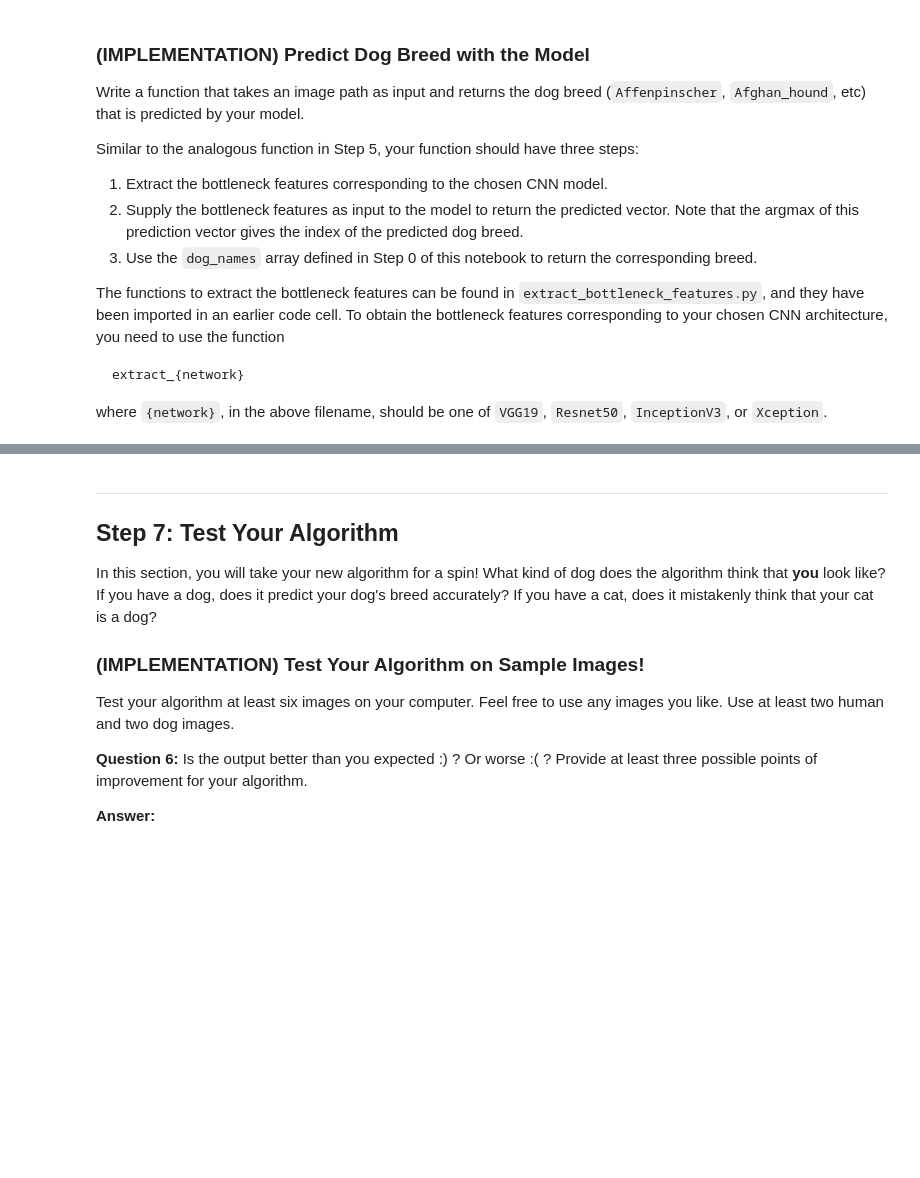
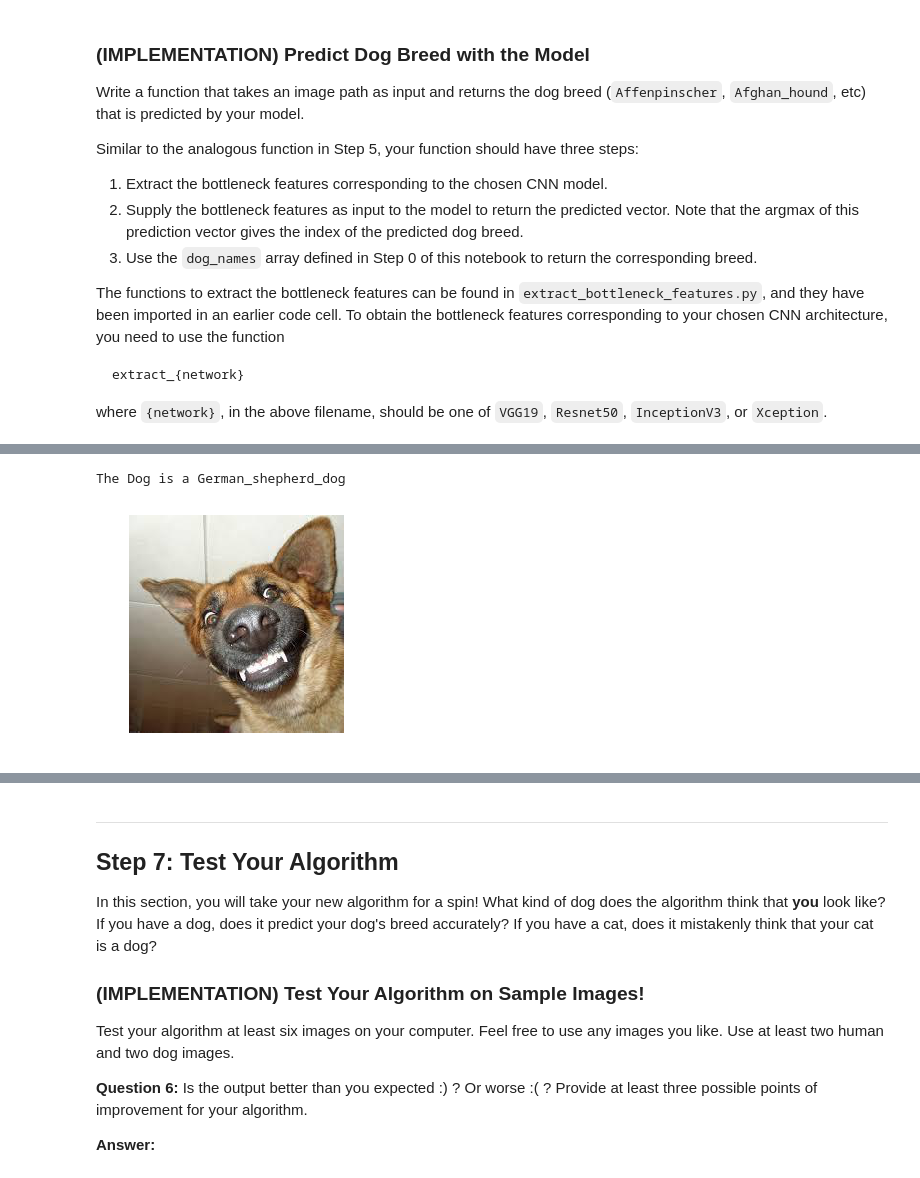
Before and after one commit to leojavier/dog-breed-udacity, a Jupyter notebook: dog_app.ipynb, the cells around one changed output, grey strips where cells are left out. Saved outputs shown, nothing was run; the diff lists cells and outputs as text; code cells hidden in the pictures; blank space fills up the shorter version.

```diff
--- a/dog_app.ipynb
+++ b/dog_app.ipynb
@@ -734,0 +757,5 @@ Some sample output for our algorithm is provided below, but feel free to design
+# %%
+predict_remote_img('https://encrypted-tbn0.gstatic.com/images?q=tbn:ANd9GcSyM0i1qenZNTFuE1jX2x77Ro2vfrjSw2NA6WYBGpg4Yu-lSXDJ')
+# %% [output]
+The Dog is a German_shepherd_dog
+[figure, added]
```
Also changed, not shown: parts of 20 cells of this notebook, 3 other files.
